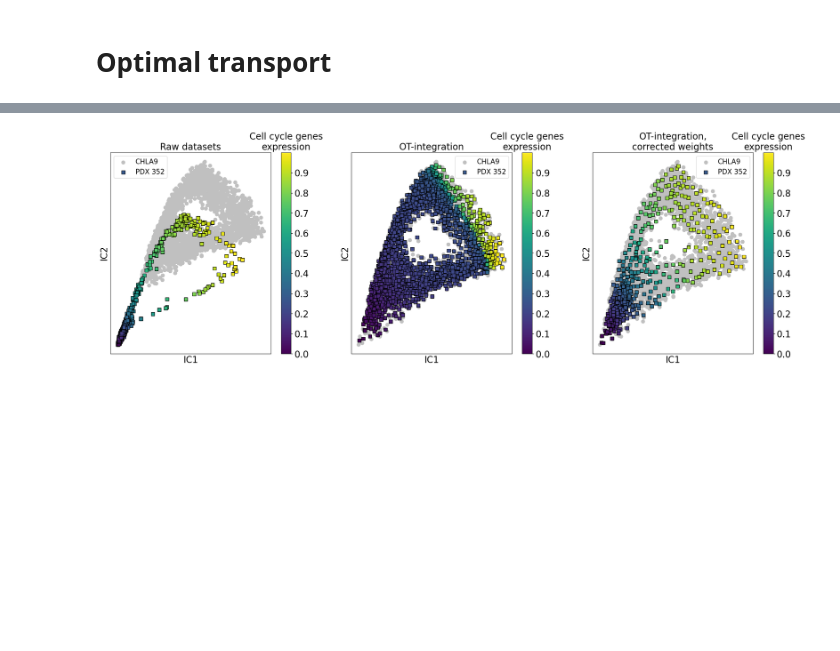
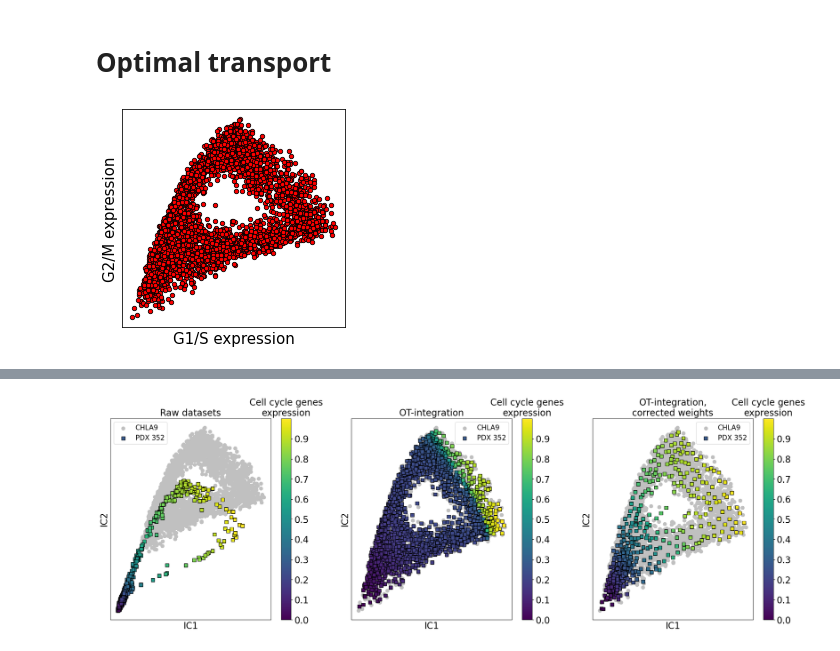
Before and after one commit to sysbio-curie/transmorph, a Jupyter notebook: examples/cell_cycle.ipynb, the cells around one changed output, grey strips where cells are left out. Drawn from its saved outputs; the diff is of its cells as text; code cells hidden in the pictures; blank space fills up the shorter version.

```diff
--- a/examples/cell_cycle.ipynb
+++ b/examples/cell_cycle.ipynb
@@ -10,3 +10,13 @@ xs = np.loadtxt('datasets/pdx352.csv', delimiter=',')
 yt = np.loadtxt('datasets/chla9.csv', delimiter=',')
 # %% [markdown]
 # Optimal transport
+# %%
+plt.figure( figsize=(4,4) )
+plt.scatter(*yt.T, c='r', s=20, ec='k', linewidth=.8)
+plt.xticks([])
+plt.yticks([])
+plt.xlabel("G1/S expression", size=15)
+plt.ylabel("G2/M expression", size=15)
+plt.savefig("CHLA9_cc.png")
+# %% [output]
+[figure, added]
```
Also changed, not shown: parts of 12 cells of this notebook, 3 other files.
